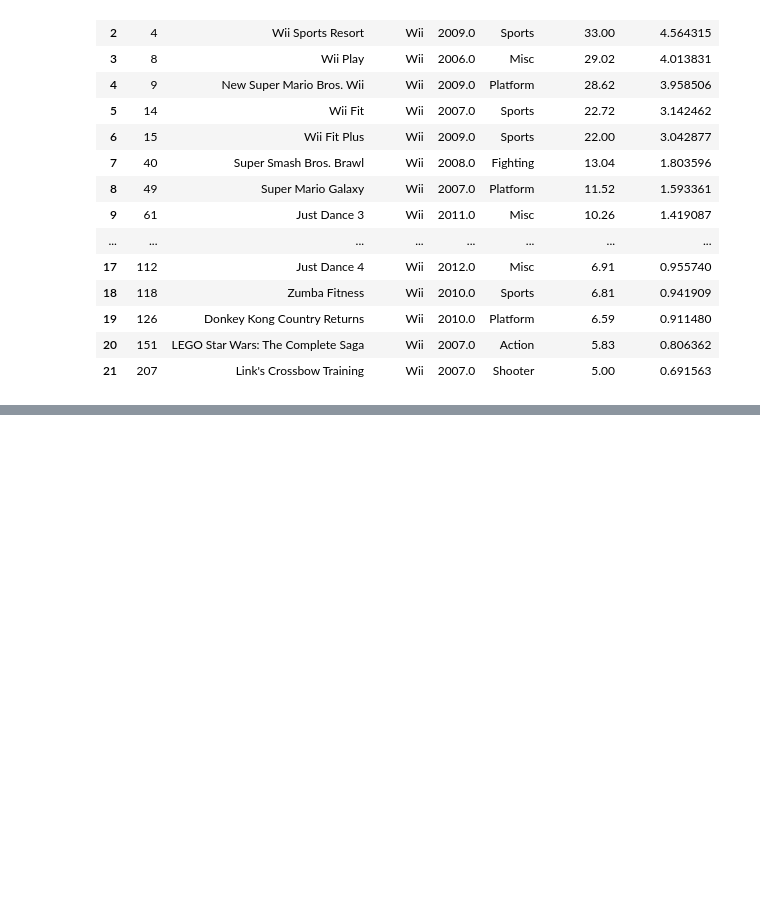
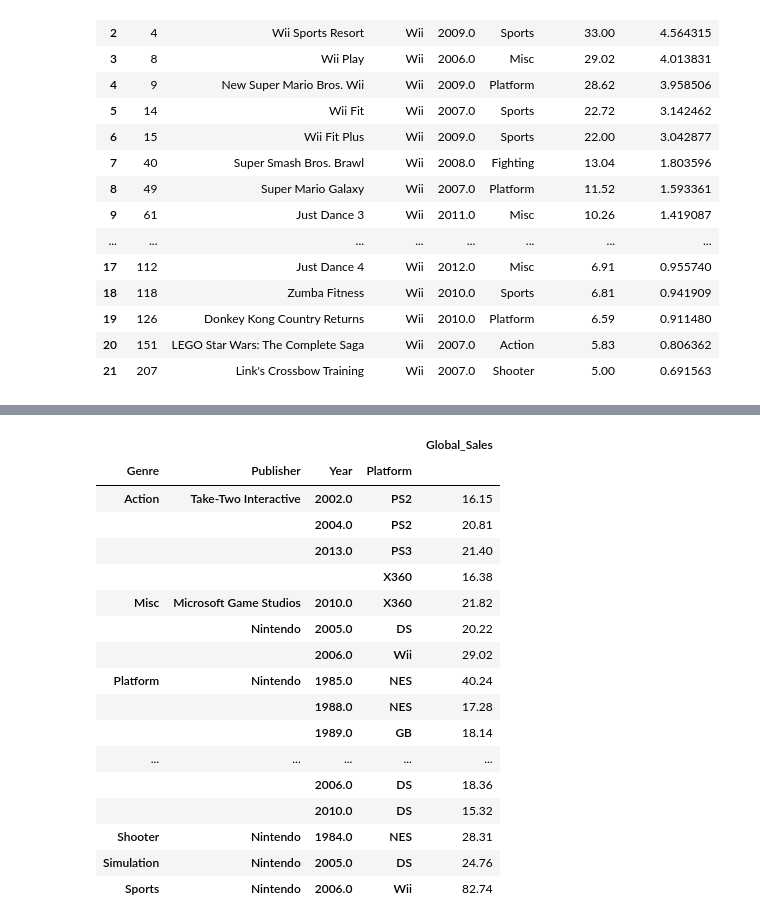
Before and after one commit to data301-2020-winter1/course-project-group_6002, a Jupyter notebook: analysis/Brian/Milestone 2 Analysis.ipynb, the cells around one changed output, grey strips where cells are left out. Saved outputs shown, nothing was run; the diff lists cells and outputs as text; code cells hidden in the pictures; blank space fills up the shorter version.

```diff
--- a/analysis/Brian/Milestone 2 Analysis.ipynb
+++ b/analysis/Brian/Milestone 2 Analysis.ipynb
@@ -398,3 +400,27 @@ dfNinM
 | 51 | 189 | Tomodachi Life | 3DS | 2013.0 | Simulation | Nintendo | 5.15 | 0.712310 |
 | 52 | 204 | Super Smash Bros. for Wii U and 3DS | WiiU | 2014.0 | Fighting | Nintendo | 5.02 | 0.694329 |
 | 53 | 207 | Link's Crossbow Training | Wii | 2007.0 | Shooter | Nintendo | 5.00 | 0.691563 |
+# %%
+df2019G = dfAllM.groupby(["Genre","Publisher", "Year", "Platform"]).sum()["Global_Sales"]
+#df2019G
+dfG = pd.DataFrame(df2019G)
+dfG.head(25)
+# %% [output]
+|  |  |  |  | Global_Sales |
+| Genre | Publisher | Year | Platform |  |
+| Action | Take-Two Interactive | 2002.0 | PS2 | 16.15 |
+|  |  | 2004.0 | PS2 | 20.81 |
+|  |  | 2013.0 | PS3 | 21.40 |
+|  |  |  | X360 | 16.38 |
+| Misc | Microsoft Game Studios | 2010.0 | X360 | 21.82 |
+|  | Nintendo | 2005.0 | DS | 20.22 |
+|  |  | 2006.0 | Wii | 29.02 |
+| Platform | Nintendo | 1985.0 | NES | 40.24 |
+|  |  | 1988.0 | NES | 17.28 |
+|  |  | 1989.0 | GB | 18.14 |
+| ... | ... | ... | ... | ... |
+|  |  | 2006.0 | DS | 18.36 |
+|  |  | 2010.0 | DS | 15.32 |
+| Shooter | Nintendo | 1984.0 | NES | 28.31 |
+| Simulation | Nintendo | 2005.0 | DS | 24.76 |
+| Sports | Nintendo | 2006.0 | Wii | 82.74 |
```
Also changed, not shown: parts of 7 cells of this notebook, 2 other files.
